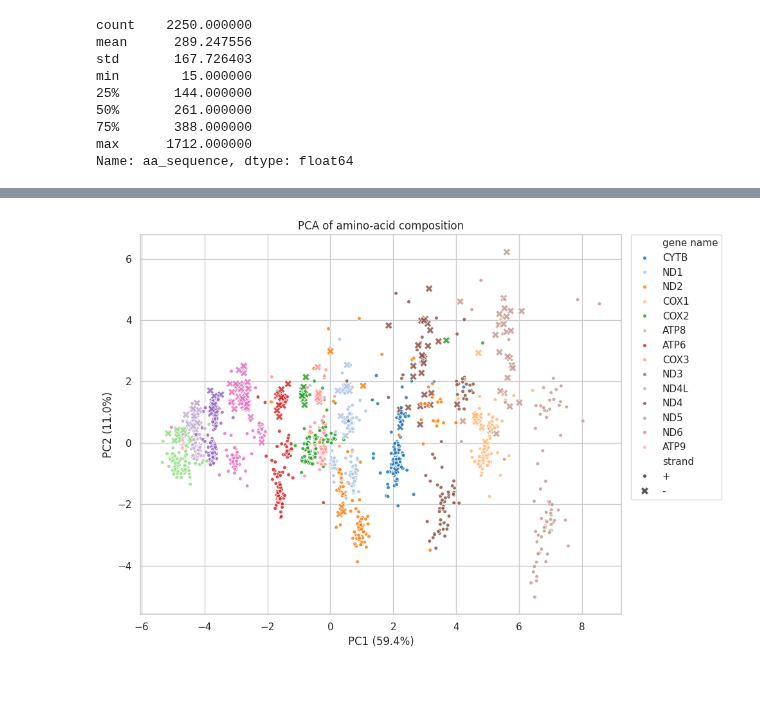
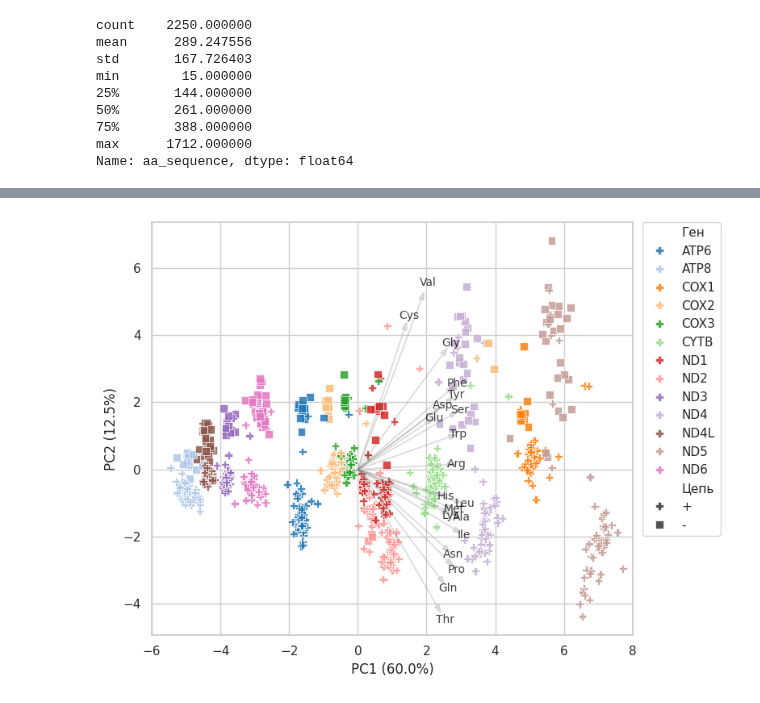
Before and after one commit to mitoclub/AminoAcidShift, a Jupyter notebook: gene_strand_forecast.ipynb, the cells around one changed output, grey strips where cells are left out. Cells and saved outputs as stored; diff of their text form; code cells hidden in the pictures.

Commit message:
final plots for gene strand prediction

```diff
--- a/gene_strand_forecast.ipynb
+++ b/gene_strand_forecast.ipynb
@@ -51,5 +51,6 @@ df_cds.head()
 | 4 | NC_021392.1 | Scomberomorus munroi x Scomberomo... | Scomberomorus | [Eukaryota, Metazoa, Chordata, Cr... | COX2 | + | ATGGCCCATCCCACACAACTAGGATTTCAAGAT... | MAHPTQLGFQDAASPVMEELLHFHDHALMIVFL... |
 # %%
 df_species = df_cds[['id', 'species', 'genus', 'tax']].drop_duplicates('id').reset_index(drop=True)
+df_species['kingdom'] = df_species['tax'].apply(lambda x: x[1] if len(x) > 1 else '')
 df_species
 # %% [output]
@@ -108,9 +166,11 @@ Rhipicephalus    2
 Name: count, dtype: int64
 # %%
-df_cds_flt = df_cds.merge(df_species.drop_duplicates('genus').drop('tax', axis=1))
-df_cds_flt = df_cds_flt[df_cds_flt.tax.apply(lambda x: x[1] == 'Metazoa')]
+df_cds_flt = df_cds.merge(
+    df_species_flt.drop_duplicates('genus', keep='last')\
+        .drop(['tax', 'genus', 'id'], axis=1),
+    on='species')
 
-used_genes = df_cds_flt['gene name'].value_counts().head(14).index.values
+used_genes = df_cds_flt['gene name'].value_counts().head(13).index.values
 df_cds_flt = df_cds_flt[df_cds_flt['gene name'].isin(used_genes)]
 
 df_cds_flt.species.nunique()
@@ -124,4 +219,11 @@ array(['CYTB', 'ND1', 'ND2', 'COX1', 'COX2', 'ATP8', 'ATP6', 'COX3',
 # %%
-dataset = df_cds_flt.set_index(['species', 'gene name', 'strand']).aa_sequence.apply(Counter).apply(pd.Series).drop(['X', 'B'], axis=1).fillna(0)
+dataset = df_cds_flt.query('`gene name` != "ATP9" & phylum in ["Mollusca", "Arthropoda", "Chordata"]')\
+    .set_index(['phylum', 'species', 'gene name', 'strand'])\
+        .aa_sequence.apply(Counter).apply(pd.Series).drop(['X', 'B'], axis=1).fillna(0)
+
+# dataset = df_cds_flt.query('`gene name` != "ATP9" & phylum in ["Mollusca"]')\
+#     .set_index(['phylum', 'species', 'gene name', 'strand'])\
+#         .aa_sequence.apply(Counter).apply(pd.Series).drop(['X'], axis=1).fillna(0)
+
 dataset
 # %% [output]
@@ -143,43 +245,56 @@ dataset
 from sklearn.decomposition import PCA
 from sklearn.preprocessing import StandardScaler
 import seaborn as sns
+from utils import amino_acid_codes
 
 # PCA plot of `dataset` (uses MultiIndex levels 'gene name' and 'strand' for hue/style)
 import matplotlib.pyplot as plt
 
 # prepare data
-df = dataset.reset_index()  # brings 'gene name' and 'strand' into columns
-features = [c for c in dataset.columns]
+df = dataset.rename(columns=amino_acid_codes).reset_index()  # brings 'gene name' and 'strand' into columns
+features = list(amino_acid_codes.values())[:-1]  # amino acid features
 X = df[features].values
 
 # scale and run PCA
 X_scaled = StandardScaler().fit_transform(X)
 pca = PCA(n_components=2, random_state=0)
 pcs = pca.fit_transform(X_scaled)
 
 # build plotting frame
-plot_df = df[['gene name', 'strand']].copy()
+plot_df = df[['gene name', 'strand', 'phylum']].copy()
+plot_df.columns = ['Ген', 'Цепь', 'phylum']
 plot_df['PC1'], plot_df['PC2'] = pcs[:, 0], pcs[:, 1]
 
 # plot
 sns.set(style='whitegrid')
-plt.figure(figsize=(10, 7))
+plt.figure(figsize=(8, 6))
 ax = sns.scatterplot(
     data=plot_df,
     x='PC1', y='PC2',
-    hue='gene name',
-    style='strand',
-    markers={'+' : '.', '-' : 'X'},
+    hue='Ген',
+    style='Цепь',
+    hue_order=sorted(used_genes),
+    markers={'+' : 'P', '-' : 's'},
     palette='tab20',
-    s=70,
+    s=50,
     alpha=0.85
 )
+
+# biplot arrows
+scaling = 11  # adjust arrow length
+for i, feature in enumerate(features):
+    ax.arrow(0, 0, pca.components_[0, i]*scaling, pca.components_[1, i]*scaling,
+             color='gray', alpha=0.25, head_width=0.15)
+    ax.text(pca.components_[0, i]*scaling*1.1, pca.components_[1, i]*scaling*1.1, feature,
+            color='black', ha='center', va='center', fontsize=10, alpha=0.75)
+
 explained = pca.explained_variance_ratio_ * 100
 ax.set_xlabel(f'PC1 ({explained[0]:.1f}%)')
 ax.set_ylabel(f'PC2 ({explained[1]:.1f}%)')
-ax.set_title('PCA of amino-acid composition')
+ax.set_xlim(-6, 8)
+# ax.set_title('PCA of amino-acid composition')
 plt.legend(bbox_to_anchor=(1.02, 1), loc='upper left', borderaxespad=0)
 plt.tight_layout()
 plt.show()
 # %% [output]
-[figure, old version]
+[figure, new version]
```
Also changed, not shown: parts of 16 cells of this notebook, 4 other files.
